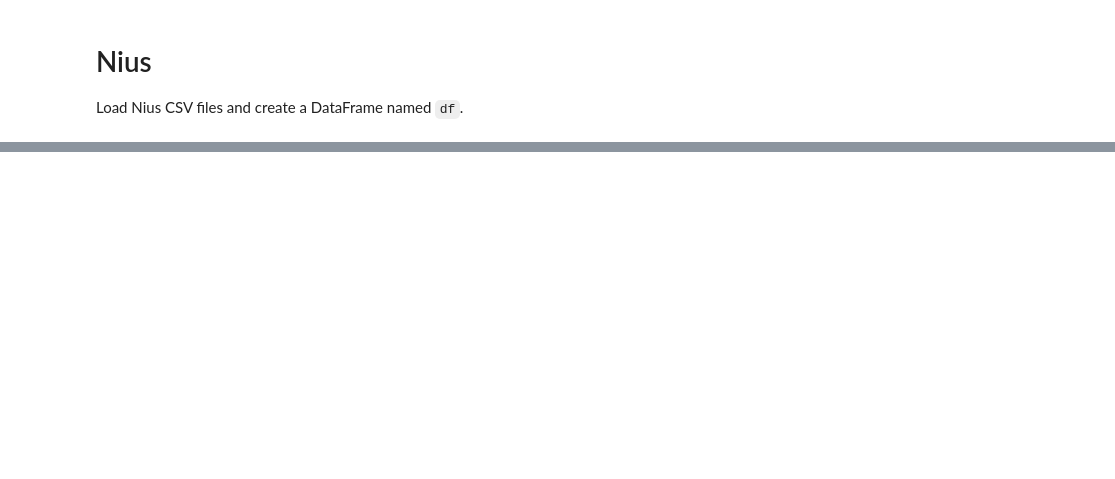
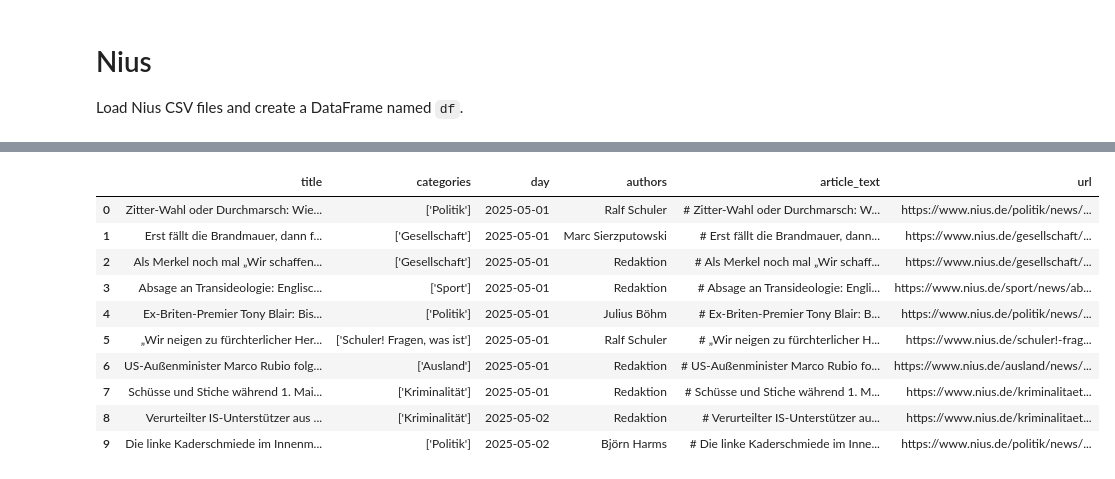
Before and after one commit to mattishaumann/Thesis, a Jupyter notebook: data preprocessing/03_Nius.ipynb, the cells around one changed output, grey strips where cells are left out. Saved outputs shown, nothing was run; the diff lists cells and outputs as text; code cells hidden in the pictures; blank space fills up the shorter version.

Commit message:
DataLoading, Nius and Antispiegel

```diff
--- a/data preprocessing/03_Nius.ipynb
+++ b/data preprocessing/03_Nius.ipynb
@@ -42,7 +42,7 @@ def read_csv_resilient(csv_path: Path) -> pd.DataFrame:
 PROJECT_ROOT = resolve_project_root()
 BASE_DIR = PROJECT_ROOT / "data" / "raw" / "Alternative Medien"
 
-SOURCE_NAME = "Nius_Rohdaten_neu"
+SOURCE_NAME = "Nius"
 SOURCE_DIR = BASE_DIR / SOURCE_NAME
 csv_files = sorted(SOURCE_DIR.rglob("*.csv"))
 
@@ -56,4 +56,5 @@ for csv_file in csv_files:
 df = pd.concat(parts, ignore_index=True, sort=False) if parts else pd.DataFrame()
 
 print(f"Loaded {len(df)} rows from {len(csv_files)} file(s) in {SOURCE_DIR}")
+pd.reset_option('display.max_colwidth')
 df.head()
@@ -59,0 +92,3 @@ df.head()
+# %%
+df_clean = df[['title', 'categories', 'day', 'authors', 'article_text', 'url']].copy()
+df_clean.head()
@@ -59,0 +127,4 @@ df.head()
+# %%
+# Clean the data by dropping rows with NaN values
+df_clean = df_clean.dropna()
+print(f"Rows after dropping NaNs: {len(df_clean)}")
@@ -59,0 +167,3 @@ df.head()
+# %%
+pd.set_option('display.max_colwidth', None)
+df_clean.head(5)
@@ -59,0 +177,28 @@ df.head()
+# %%
+def remove_trailing_nius_reference(text):
+    """Remove trailing 'Mehr NIUS:', 'Auch bei NIUS:', etc. from article text."""
+    if pd.isna(text) or text is None:
+        return text
+
+    # Pattern to match trailing NIUS references at the end of the text
+    # Matches variations like "Mehr NIUS:", "Mehr bei NIUS:", "Auch bei NIUS:", etc.
+    # followed by any remaining text until the end
+    pattern = r'\n*(?:Mehr|Auch|Lesen\s+[Ss]ie\s+auch)\s+(?:bei\s+)?NIUS\s*:.*$'
+
+    cleaned = re.sub(pattern, '', str(text), flags=re.IGNORECASE | re.DOTALL)
+    return cleaned.strip()
+
+df_clean['article_text'] = df_clean['article_text'].apply(remove_trailing_nius_reference)
+df_clean.head(10)
+# %% [output]
+|  | title | categories | day | authors | article_text | url |
+| 0 | Zitter-Wahl oder Durchmarsch: Wie... | ['Politik'] | 2025-05-01 | Ralf Schuler | # Zitter-Wahl oder Durchmarsch: W... | https://www.nius.de/politik/news/... |
+| 1 | Erst fällt die Brandmauer, dann f... | ['Gesellschaft'] | 2025-05-01 | Marc Sierzputowski | # Erst fällt die Brandmauer, dann... | https://www.nius.de/gesellschaft/... |
+| 2 | Als Merkel noch mal „Wir schaffen... | ['Gesellschaft'] | 2025-05-01 | Redaktion | # Als Merkel noch mal „Wir schaff... | https://www.nius.de/gesellschaft/... |
+| 3 | Absage an Transideologie: Englisc... | ['Sport'] | 2025-05-01 | Redaktion | # Absage an Transideologie: Engli... | https://www.nius.de/sport/news/ab... |
+| 4 | Ex-Briten-Premier Tony Blair: Bis... | ['Politik'] | 2025-05-01 | Julius Böhm | # Ex-Briten-Premier Tony Blair: B... | https://www.nius.de/politik/news/... |
+| 5 | „Wir neigen zu fürchterlicher Her... | ['Schuler! Fragen, was ist'] | 2025-05-01 | Ralf Schuler | # „Wir neigen zu fürchterlicher H... | https://www.nius.de/schuler!-frag... |
+| 6 | US-Außenminister Marco Rubio folg... | ['Ausland'] | 2025-05-01 | Redaktion | # US-Außenminister Marco Rubio fo... | https://www.nius.de/ausland/news/... |
+| 7 | Schüsse und Stiche während 1. Mai... | ['Kriminalität'] | 2025-05-01 | Redaktion | # Schüsse und Stiche während 1. M... | https://www.nius.de/kriminalitaet... |
+| 8 | Verurteilter IS-Unterstützer aus ... | ['Kriminalität'] | 2025-05-02 | Redaktion | # Verurteilter IS-Unterstützer au... | https://www.nius.de/kriminalitaet... |
+| 9 | Die linke Kaderschmiede im Innenm... | ['Politik'] | 2025-05-02 | Björn Harms | # Die linke Kaderschmiede im Inne... | https://www.nius.de/politik/news/... |
```
Also changed, not shown: parts of 23 cells of this notebook, 4 other files.
